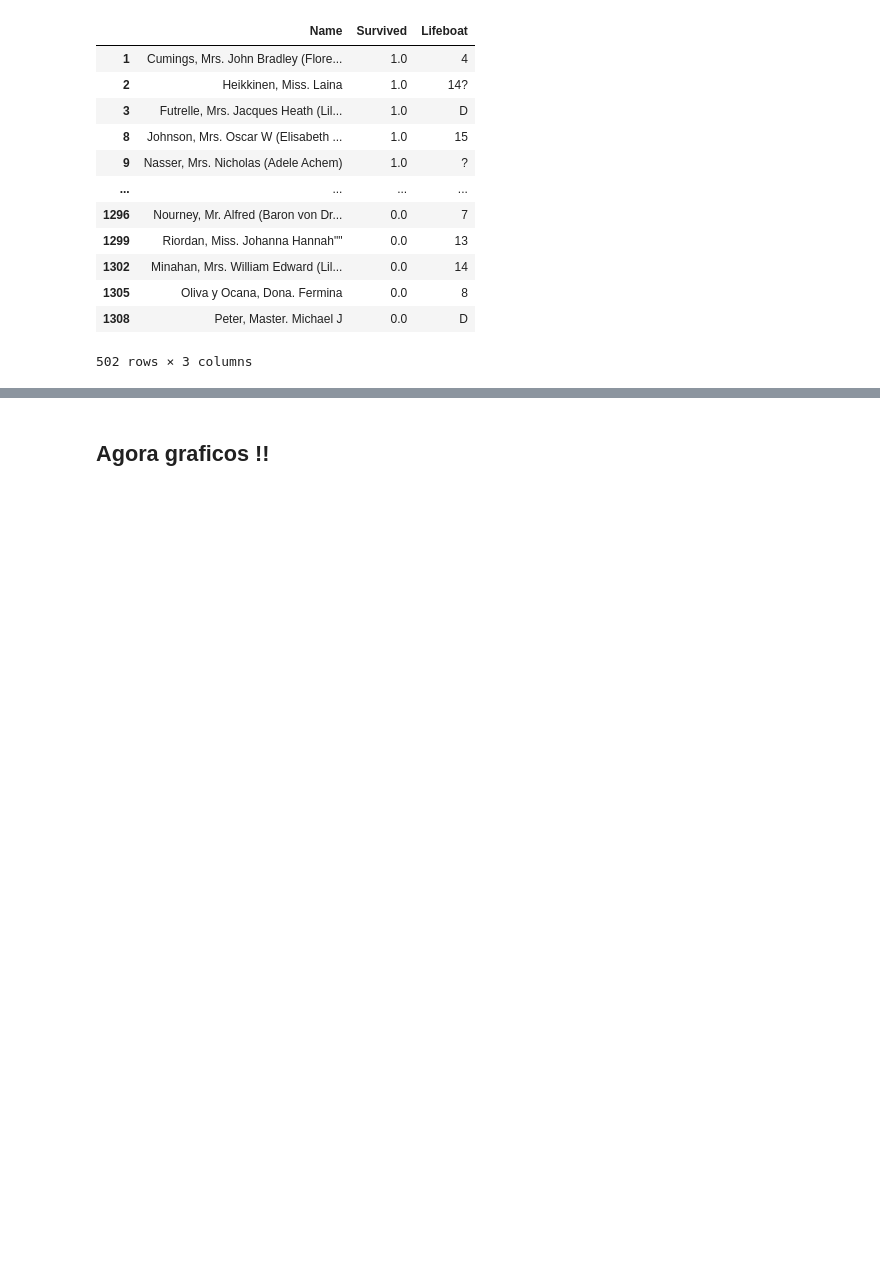
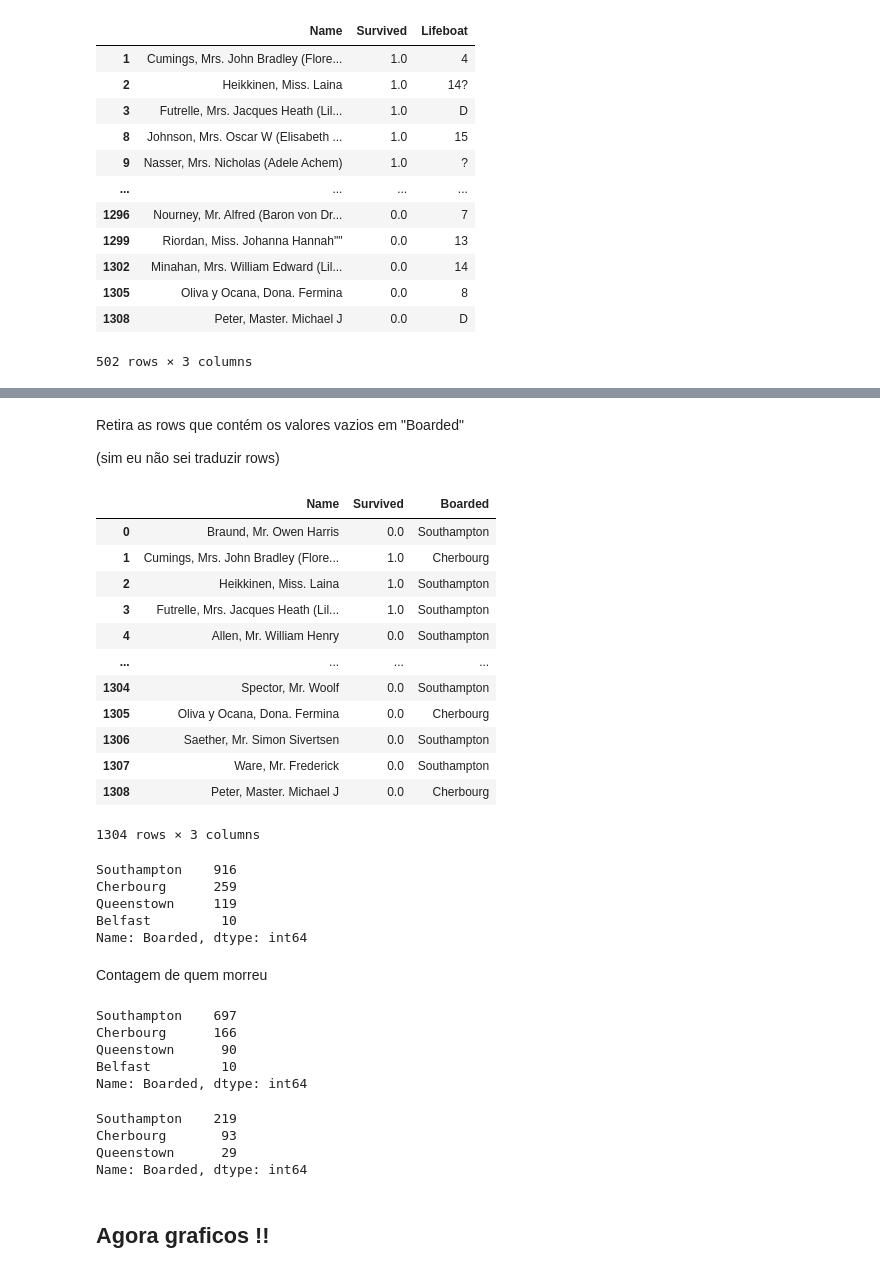
Before and after one commit to REIS0/Tratamento-de-dados, a Jupyter notebook: tratamento.ipynb, the cells around one changed output, grey strips where cells are left out. Drawn from its saved outputs; the diff is of its cells as text; code cells hidden in the pictures; blank space fills up the shorter version.

```diff
--- a/tratamento.ipynb
+++ b/tratamento.ipynb
@@ -162,3 +169,6 @@ df2.loc[df2['Lifeboat'].notna()]  # notna = not null
 | 1305 | Oliva y Ocana, Dona. Fermina | 0.0 | 8 |
 | 1308 | Peter, Master. Michael J | 0.0 | D |
 502 rows × 3 columns
+# %%
+df3 = df1.filter(['Name','Survived','Boarded'])
+df3.info()
@@ -165,3 +186,48 @@ df2.loc[df2['Lifeboat'].notna()]  # notna = not null
+# %% [markdown]
+Retira as rows que contém os valores vazios em "Boarded"
+
+(sim eu não sei traduzir rows)
+# %%
+df3.dropna(subset=['Boarded'])
+# %% [output]
+|  | Name | Survived | Boarded |
+| 0 | Braund, Mr. Owen Harris | 0.0 | Southampton |
+| 1 | Cumings, Mrs. John Bradley (Flore... | 1.0 | Cherbourg |
+| 2 | Heikkinen, Miss. Laina | 1.0 | Southampton |
+| 3 | Futrelle, Mrs. Jacques Heath (Lil... | 1.0 | Southampton |
+| 4 | Allen, Mr. William Henry | 0.0 | Southampton |
+| ... | ... | ... | ... |
+| 1304 | Spector, Mr. Woolf | 0.0 | Southampton |
+| 1305 | Oliva y Ocana, Dona. Fermina | 0.0 | Cherbourg |
+| 1306 | Saether, Mr. Simon Sivertsen | 0.0 | Southampton |
+| 1307 | Ware, Mr. Frederick | 0.0 | Southampton |
+| 1308 | Peter, Master. Michael J | 0.0 | Cherbourg |
+1304 rows × 3 columns
+# %%
+df3.Boarded.value_counts()
+# %% [output]
+Southampton    916
+Cherbourg      259
+Queenstown     119
+Belfast         10
+Name: Boarded, dtype: int64
+# %% [markdown]
+Contagem de quem morreu
+# %%
+df3.loc[df3['Survived'] == 0].Boarded.value_counts()
+# %% [output]
+Southampton    697
+Cherbourg      166
+Queenstown      90
+Belfast         10
+Name: Boarded, dtype: int64
+# %%
+df3.loc[df3['Survived'] == 1].Boarded.value_counts()
+# %% [output]
+Southampton    219
+Cherbourg       93
+Queenstown      29
+Name: Boarded, dtype: int64
 # %% [markdown]
 ## Agora graficos !!
 # %%
```
Also changed, not shown: parts of 10 cells of this notebook.
